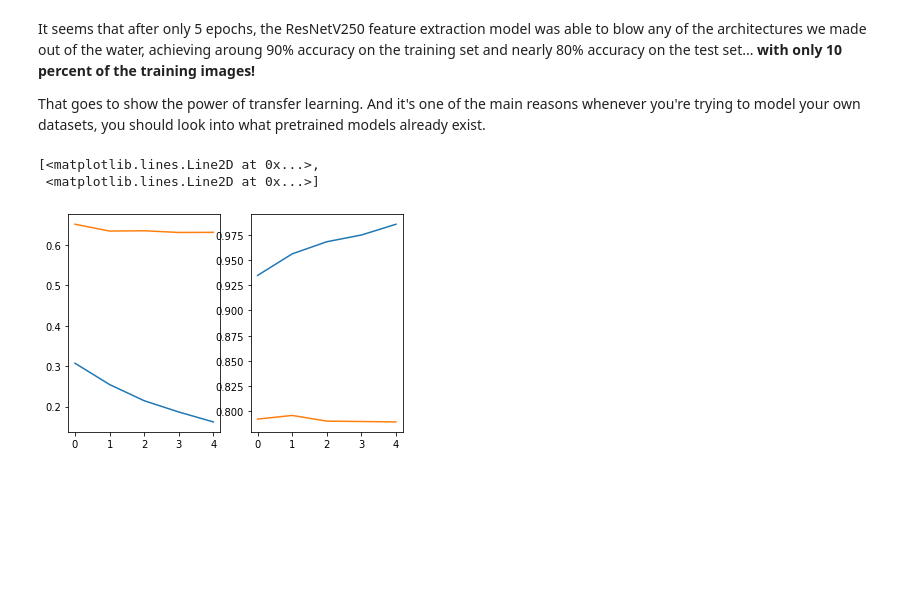
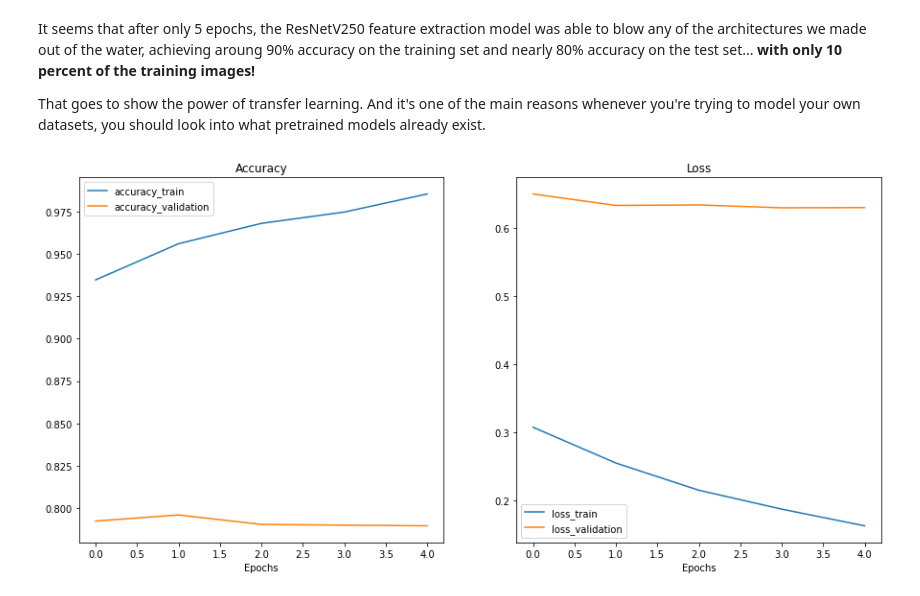
Before and after one commit to danchaud-vincent/tensorflow-deep-learning, a Jupyter notebook: 04_Transfer_learning_in_tensorflow_part1_feature_extraction.ipynb, the cells around one changed output. Drawn from its saved outputs; the diff is of its cells as text; code cells hidden in the pictures; blank space fills up the shorter version.

Commit message:
plot loss curves resnet

```diff
--- a/04_Transfer_learning_in_tensorflow_part1_feature_extraction.ipynb
+++ b/04_Transfer_learning_in_tensorflow_part1_feature_extraction.ipynb
@@ -412,13 +412,41 @@ Epoch 5/5
 It seems that after only 5 epochs, the ResNetV250 feature extraction model was able to blow any of the architectures we made out of the water, achieving aroung 90% accuracy on the training set and nearly 80% accuracy on the test set... **with only 10 percent of the training images!**
 
 That goes to show the power of transfer learning. And it's one of the main reasons whenever you're trying to model your own datasets, you should look into what pretrained models already exist.
-# %%
-import pandas as pd
-df_hist_resnet = pd.DataFrame(history_resnet.history)
-fig, axs = plt.subplots(1,2)
-axs[0].plot(df_hist_resnet[["loss","val_loss"]])
-axs[1].plot(df_hist_resnet[["accuracy","val_accuracy"]])
-# %% [output]
-[<matplotlib.lines.Line2D at 0x...>,
- <matplotlib.lines.Line2D at 0x...>]
-[figure, removed]
+# %%
+# pandas, matplotlib libraries
+import pandas as pd
+import matplotlib.pyplot as plt
+
+def plot_loss_curves(history):
+  """
+
+  """
+  # accuracy
+  acc_train = history.history["accuracy"]
+  acc_val = history.history["val_accuracy"]
+
+  # loss
+  loss_train = history.history["loss"]
+  loss_val = history.history["val_loss"]
+
+  # figure
+  fig, axs = plt.subplots(1,2,figsize=(15,7))
+
+  # plot accuracy
+  axs[0].plot(acc_train, label="accuracy_train")
+  axs[0].plot(acc_val, label="accuracy_validation")
+  axs[0].legend()
+  axs[0].set_xlabel("Epochs")
+  axs[0].set_title("Accuracy")
+
+  # plot losses
+  axs[1].plot(loss_train, label="loss_train")
+  axs[1].plot(loss_val, label="loss_validation")
+  axs[1].legend()
+  axs[1].set_xlabel("Epochs")
+  axs[1].set_title("Loss")
+
+
+plot_loss_curves(history_resnet)
+# %% [output]
+[figure, added]
```
